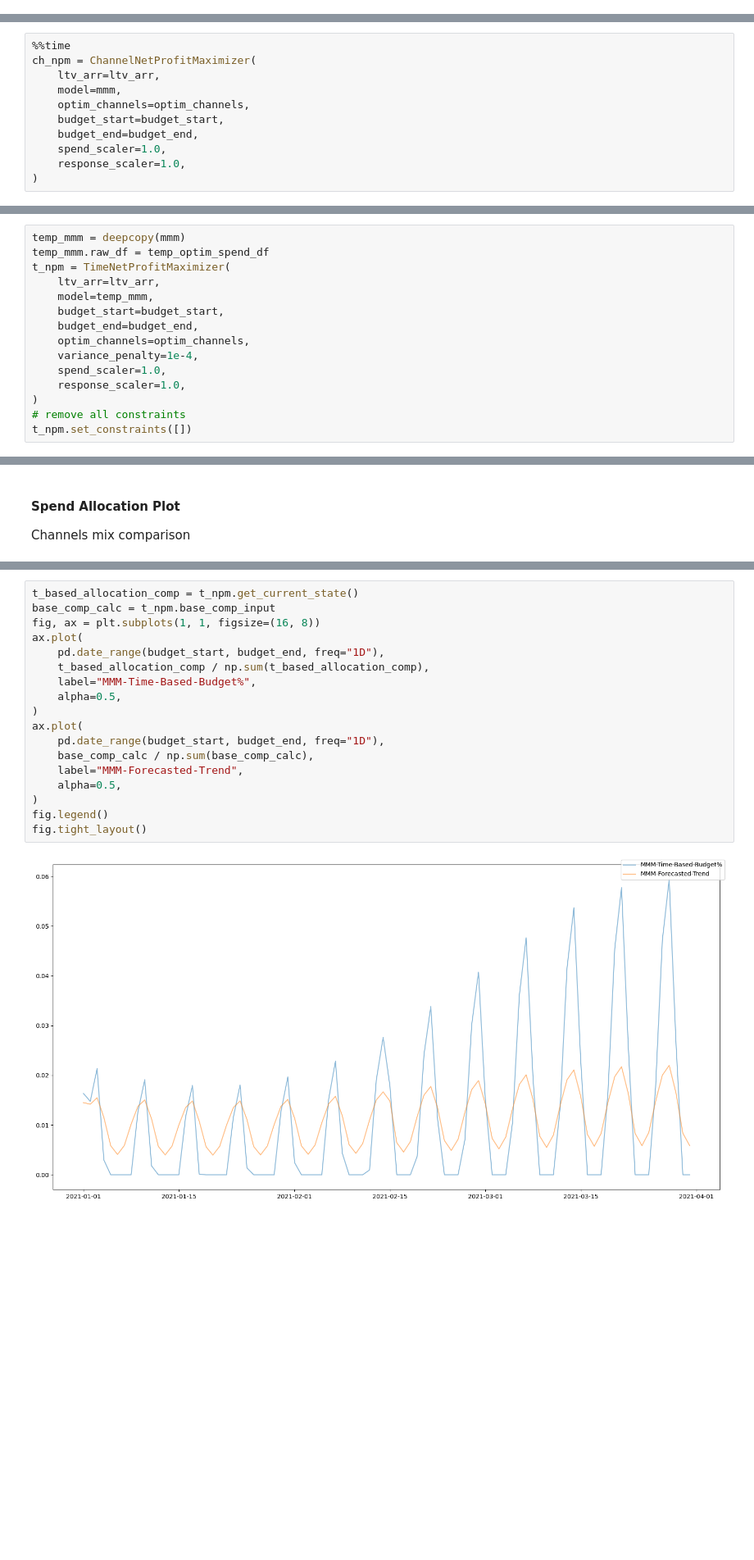
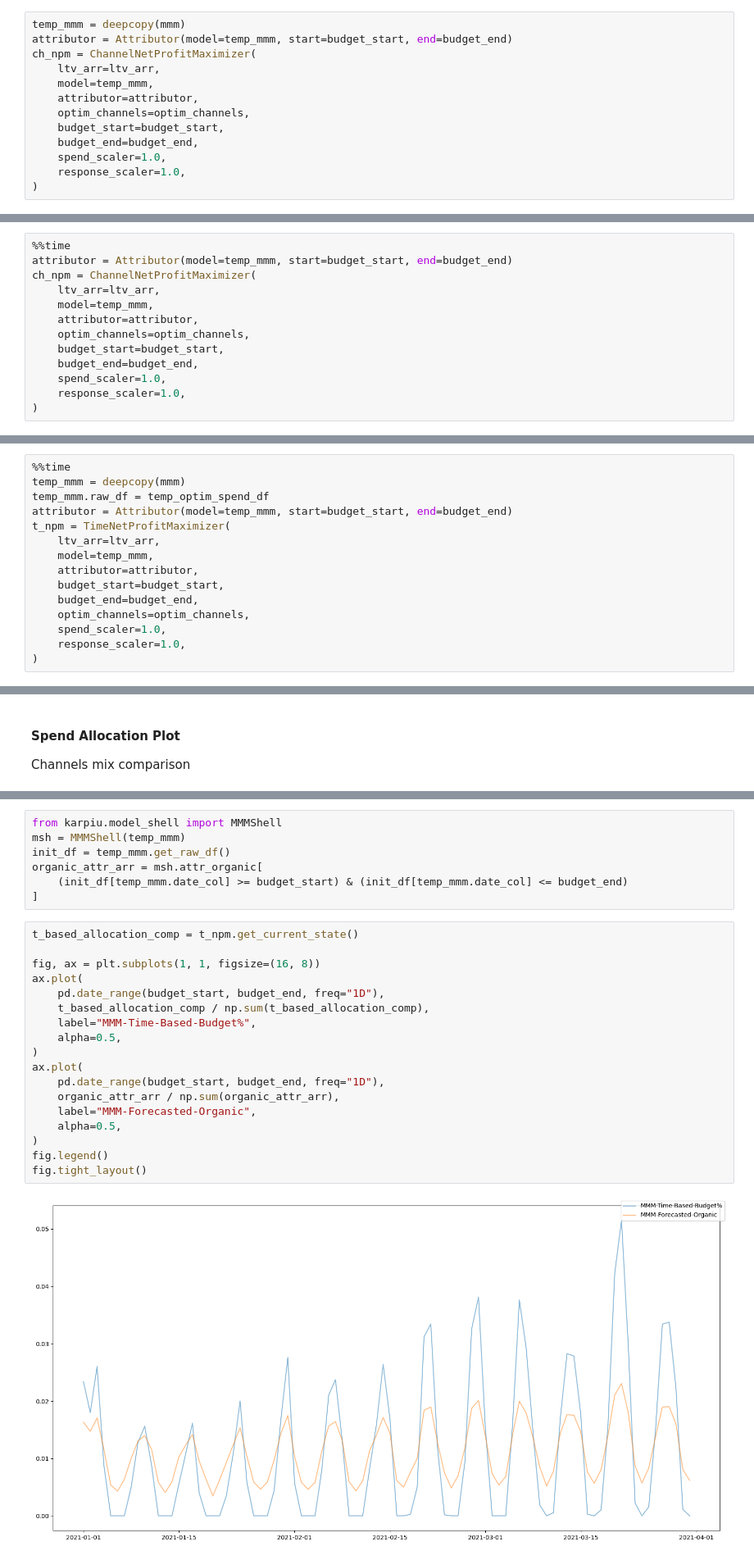
Before and after one commit to edwinnglabs/karpiu, a Jupyter notebook: docs/examples/net_returns_max.ipynb, the cells around one changed output, grey strips where cells are left out. Shown at 82% size. Cells and saved outputs as stored; diff of their text form; blank space fills up the shorter version.

Commit message:
fix a few utils for net profit optimization

```diff
--- a/docs/examples/net_returns_max.ipynb
+++ b/docs/examples/net_returns_max.ipynb
@@ -51,0 +124,13 @@ with open("./resource/seasonal/model.pkl", "rb") as f:
+# %%
+temp_mmm = deepcopy(mmm)
+attributor = Attributor(model=temp_mmm, start=budget_start, end=budget_end)
+ch_npm = ChannelNetProfitMaximizer(
+    ltv_arr=ltv_arr,
+    model=temp_mmm,
+    attributor=attributor,
+    optim_channels=optim_channels,
+    budget_start=budget_start,
+    budget_end=budget_end,
+    spend_scaler=1.0,
+    response_scaler=1.0,
+)
@@ -65,9 +189,11 @@ ltv_arr = [48.5, 52.5, 38.6, 35.8, 60.8]
 First, we optimize the budget mix.
 # %%
 %%time
+attributor = Attributor(model=temp_mmm, start=budget_start, end=budget_end)
 ch_npm = ChannelNetProfitMaximizer(
     ltv_arr=ltv_arr,
-    model=mmm,
+    model=temp_mmm,
+    attributor=attributor,
     optim_channels=optim_channels,
     budget_start=budget_start,
     budget_end=budget_end,
@@ -121,17 +250,17 @@ Total Budget: 1327092
 
 Second, given the condition of budget mix, we optimize the allocation across time.
 # %%
+%%time
 temp_mmm = deepcopy(mmm)
 temp_mmm.raw_df = temp_optim_spend_df
+attributor = Attributor(model=temp_mmm, start=budget_start, end=budget_end)
 t_npm = TimeNetProfitMaximizer(
     ltv_arr=ltv_arr,
     model=temp_mmm,
+    attributor=attributor,
     budget_start=budget_start,
     budget_end=budget_end,
     optim_channels=optim_channels,
-    variance_penalty=1e-4,
     spend_scaler=1.0,
     response_scaler=1.0,
 )
-# remove all constraints
-t_npm.set_constraints([])
@@ -241,23 +364,30 @@ Time-based allocation
+# %%
+from karpiu.model_shell import MMMShell
+msh = MMMShell(temp_mmm)
+init_df = temp_mmm.get_raw_df()
+organic_attr_arr = msh.attr_organic[
+    (init_df[temp_mmm.date_col] >= budget_start) & (init_df[temp_mmm.date_col] <= budget_end)
+]
 # %%
 t_based_allocation_comp = t_npm.get_current_state()
-base_comp_calc = t_npm.base_comp_input
+
 fig, ax = plt.subplots(1, 1, figsize=(16, 8))
 ax.plot(
     pd.date_range(budget_start, budget_end, freq="1D"),
     t_based_allocation_comp / np.sum(t_based_allocation_comp),
     label="MMM-Time-Based-Budget%",
     alpha=0.5,
 )
 ax.plot(
     pd.date_range(budget_start, budget_end, freq="1D"),
-    base_comp_calc / np.sum(base_comp_calc),
-    label="MMM-Forecasted-Trend",
+    organic_attr_arr / np.sum(organic_attr_arr),
+    label="MMM-Forecasted-Organic",
     alpha=0.5,
 )
 fig.legend()
 fig.tight_layout()
 # %% [output]
-[figure, old version]
+[figure, new version]
 # %% [markdown]
 ### Customize Budget Constraints and Bounds
 # %% [markdown]
```
Also changed, not shown: parts of 33 cells of this notebook, 4 other files.
